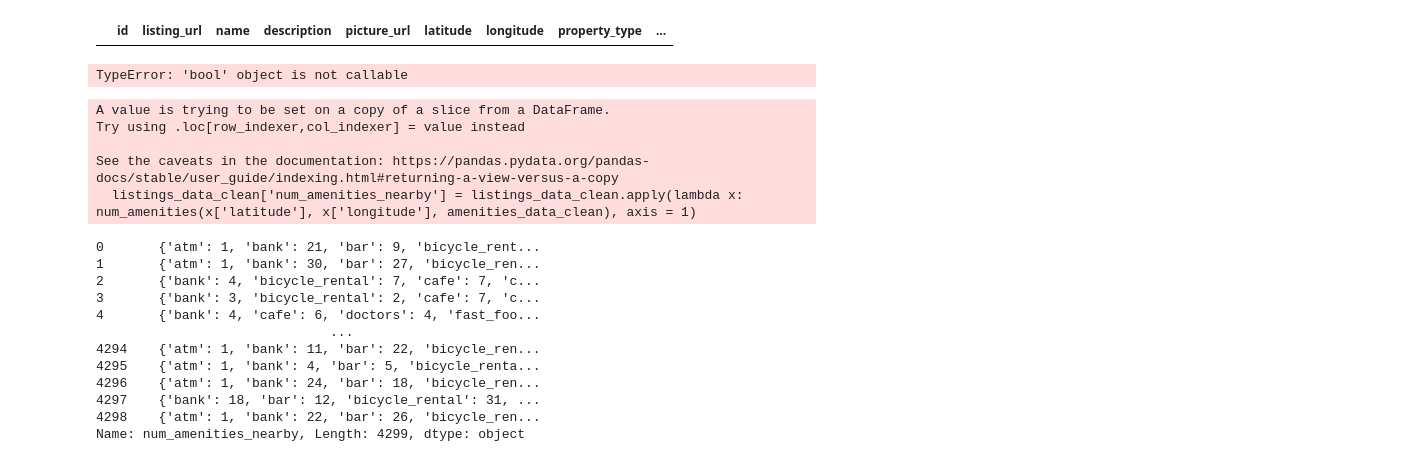
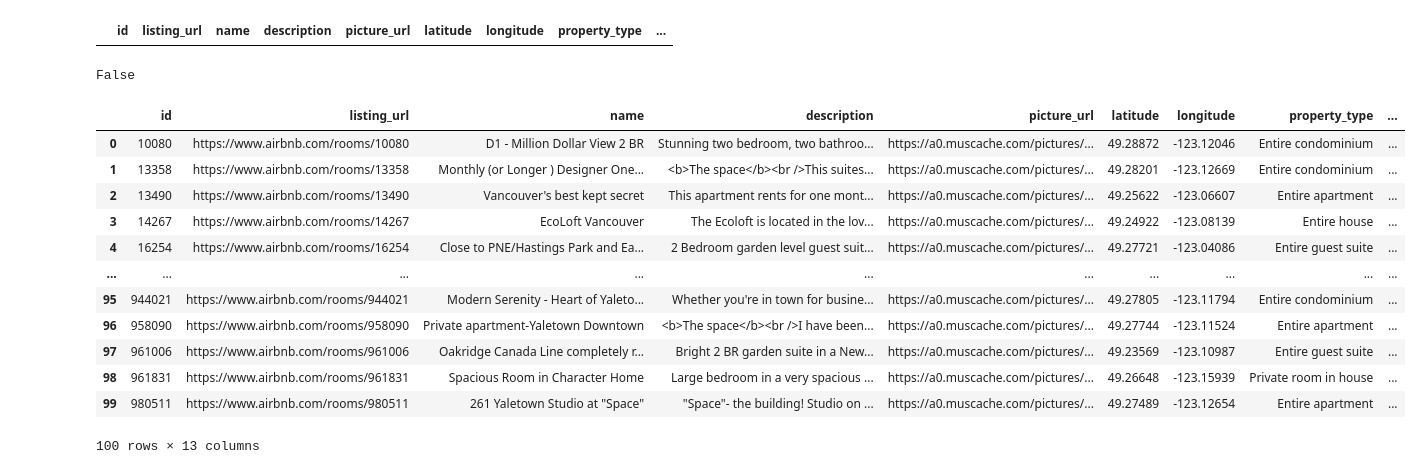
Before and after one commit to syang47/CMPT353-House-price-predictions, a Jupyter notebook: rough_data_analysis.ipynb, the cells around one changed output. Drawn from its saved outputs; the diff is of its cells as text; code cells hidden in the pictures.

```diff
--- a/rough_data_analysis.ipynb
+++ b/rough_data_analysis.ipynb
@@ -106,35 +106,28 @@ listings_data_clean.loc[listings_data_clean['accommodates'] == 17]
 # %% [output]
 |  | id | listing_url | name | description | picture_url | latitude | longitude | property_type | ... |
 # %%
-listings_data_clean.empty()
+listings_data_clean.empty
 # %% [output]
-TypeError: 'bool' object is not callable
+False
 # %%
-# listings_data_clean = listings_data_clean.head(100)
-# listings_data_clean
+listings_data_clean = listings_data_clean.head(100)
+listings_data_clean
+# %% [output]
+|  | id | listing_url | name | description | picture_url | latitude | longitude | property_type | ... |
+| 0 | 10080 | https://www.airbnb.com/rooms/10080 | D1 - Million Dollar View 2 BR | Stunning two bedroom, two bathroo... | https://a0.muscache.com/pictures/... | 49.28872 | -123.12046 | Entire condominium | ... |
+| 1 | 13358 | https://www.airbnb.com/rooms/13358 | Monthly (or Longer ) Designer One... | <b>The space</b><br />This suites... | https://a0.muscache.com/pictures/... | 49.28201 | -123.12669 | Entire condominium | ... |
+| 2 | 13490 | https://www.airbnb.com/rooms/13490 | Vancouver's best kept secret | This apartment rents for one mont... | https://a0.muscache.com/pictures/... | 49.25622 | -123.06607 | Entire apartment | ... |
+| 3 | 14267 | https://www.airbnb.com/rooms/14267 | EcoLoft Vancouver | The Ecoloft is located in the lov... | https://a0.muscache.com/pictures/... | 49.24922 | -123.08139 | Entire house | ... |
+| 4 | 16254 | https://www.airbnb.com/rooms/16254 | Close to PNE/Hastings Park and Ea... | 2 Bedroom garden level guest suit... | https://a0.muscache.com/pictures/... | 49.27721 | -123.04086 | Entire guest suite | ... |
+| ... | ... | ... | ... | ... | ... | ... | ... | ... | ... |
+| 95 | 944021 | https://www.airbnb.com/rooms/944021 | Modern Serenity - Heart of Yaleto... | Whether you're in town for busine... | https://a0.muscache.com/pictures/... | 49.27805 | -123.11794 | Entire condominium | ... |
+| 96 | 958090 | https://www.airbnb.com/rooms/958090 | Private apartment-Yaletown Downtown | <b>The space</b><br />I have been... | https://a0.muscache.com/pictures/... | 49.27744 | -123.11524 | Entire apartment | ... |
+| 97 | 961006 | https://www.airbnb.com/rooms/961006 | Oakridge Canada Line completely r... | Bright 2 BR garden suite in a New... | https://a0.muscache.com/pictures/... | 49.23569 | -123.10987 | Entire guest suite | ... |
+| 98 | 961831 | https://www.airbnb.com/rooms/961831 | Spacious Room in Character Home | Large bedroom in a very spacious ... | https://a0.muscache.com/pictures/... | 49.26648 | -123.15939 | Private room in house | ... |
+| 99 | 980511 | https://www.airbnb.com/rooms/980511 | 261 Yaletown Studio at "Space" | "Space"- the building! Studio on ... | https://a0.muscache.com/pictures/... | 49.27489 | -123.12654 | Entire apartment | ... |
+100 rows × 13 columns
 # %%
 listings_data_clean['num_amenities_nearby'] = listings_data_clean.apply(lambda x: num_amenities(x['latitude'], x['longitude'], amenities_data_clean), axis = 1)
-# %% [output]
-A value is trying to be set on a copy of a slice from a DataFrame.
-Try using .loc[row_indexer,col_indexer] = value instead
-
-See the caveats in the documentation: https://pandas.pydata.org/pandas-docs/stable/user_guide/indexing.html#returning-a-view-versus-a-copy
-  listings_data_clean['num_amenities_nearby'] = listings_data_clean.apply(lambda x: num_amenities(x['latitude'], x['longitude'], amenities_data_clean), axis = 1)
-# %%
-listings_data_clean['num_amenities_nearby']
-# %% [output]
-0       {'atm': 1, 'bank': 21, 'bar': 9, 'bicycle_rent...
-1       {'atm': 1, 'bank': 30, 'bar': 27, 'bicycle_ren...
-2       {'bank': 4, 'bicycle_rental': 7, 'cafe': 7, 'c...
-3       {'bank': 3, 'bicycle_rental': 2, 'cafe': 7, 'c...
-4       {'bank': 4, 'cafe': 6, 'doctors': 4, 'fast_foo...
-                              ...
-4294    {'atm': 1, 'bank': 11, 'bar': 22, 'bicycle_ren...
-4295    {'atm': 1, 'bank': 4, 'bar': 5, 'bicycle_renta...
-4296    {'atm': 1, 'bank': 24, 'bar': 18, 'bicycle_ren...
-4297    {'bank': 18, 'bar': 12, 'bicycle_rental': 31, ...
-4298    {'atm': 1, 'bank': 22, 'bar': 26, 'bicycle_ren...
-Name: num_amenities_nearby, Length: 4299, dtype: object
 # %%
 listings_data_clean
 # %% [output]
```
Also changed, not shown: parts of 13 cells of this notebook, 1 other file.
